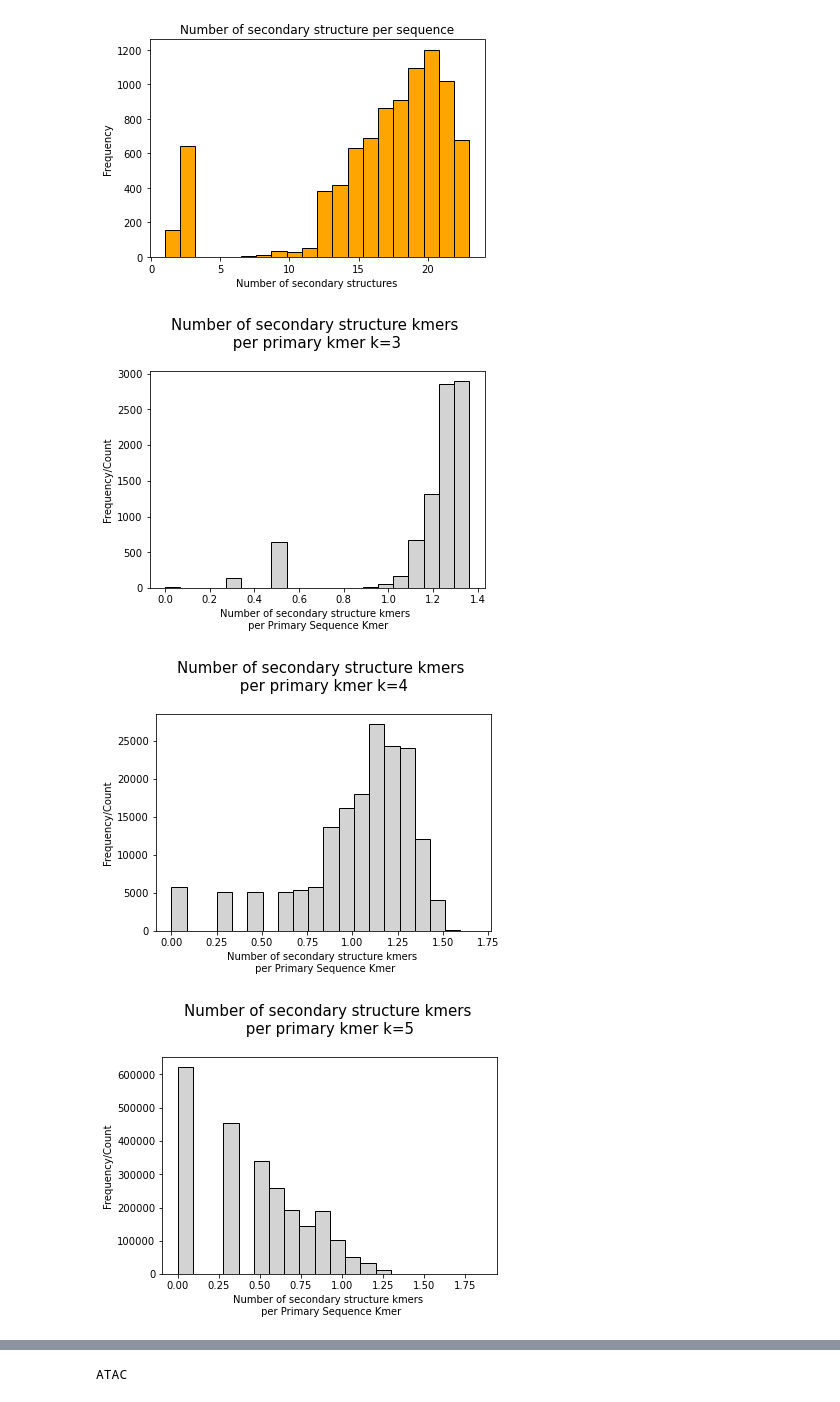
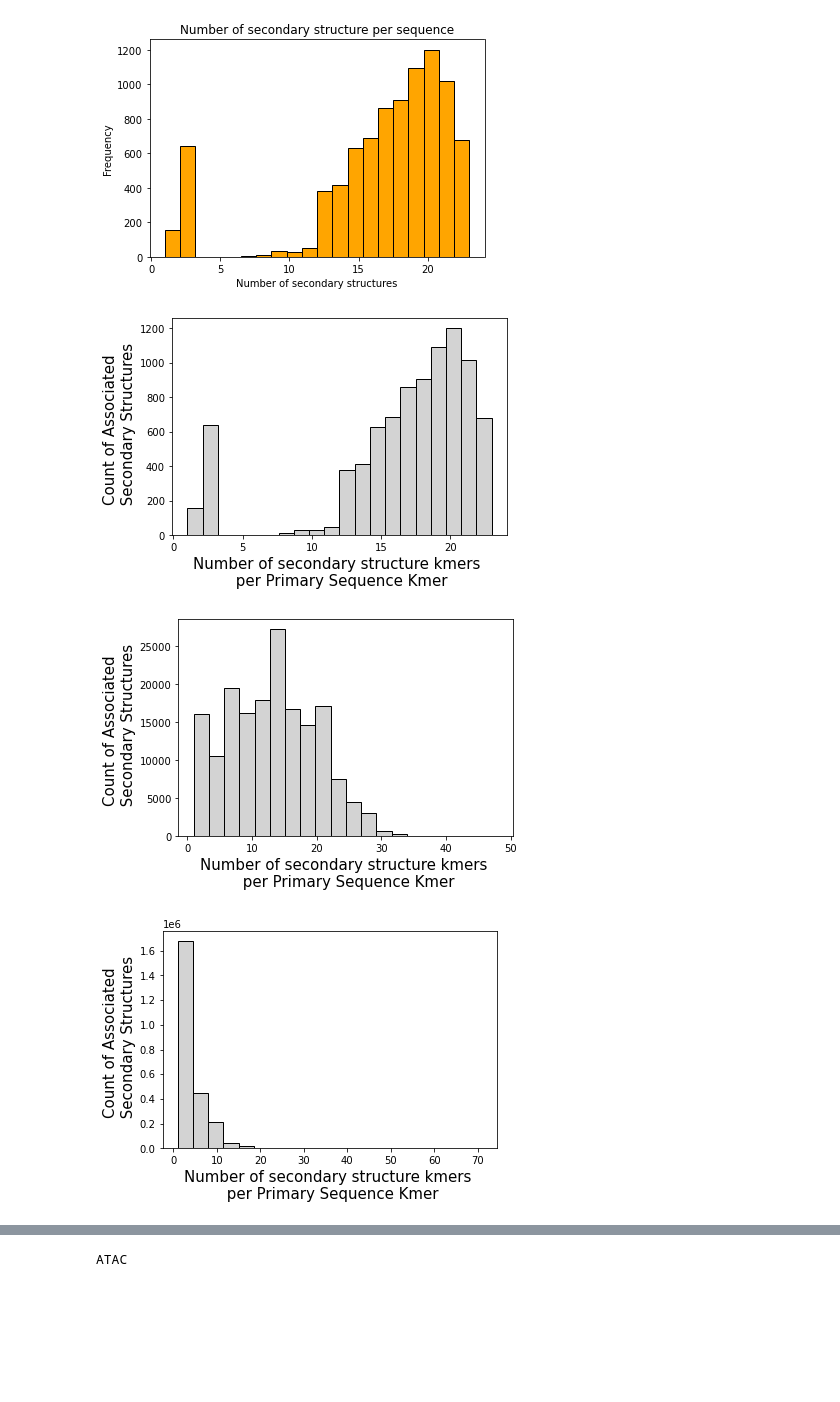
Before and after one commit to Dreycey/DebruijnExtend, a Jupyter notebook: src/py_notebooks/AnalyticsNotebook.ipynb, the cells around one changed output, grey strips where cells are left out. Saved outputs shown, nothing was run; the diff lists cells and outputs as text; code cells hidden in the pictures; blank space fills up the shorter version.

```diff
--- a/src/py_notebooks/AnalyticsNotebook.ipynb
+++ b/src/py_notebooks/AnalyticsNotebook.ipynb
@@ -27,17 +27,17 @@ Text(0, 0.5, 'Frequency')
 # %%
 for k in range(3,10):
     prothash = pickle.load( open(f"../../prot_hashtables/prothashtable_{k}.p", "rb") )
     # Create a histgram of the distrobution of number of associated secondary structures
     countvec = []
     for key, value in prothash.items():
-        countvec.append(np.log10(len(value)))
+        countvec.append(len(value))
     # plot
     plt.hist(countvec, bins=20, color="#D3D3D3", edgecolor="black")
-    plt.title(f"Number of secondary structure kmers \n per primary kmer k={k} \n", size=15)
-    plt.xlabel("Number of secondary structure kmers \n per Primary Sequence Kmer")
-    plt.ylabel("Frequency/Count")
+    #plt.title(f"Number of secondary structure kmers \n per primary kmer k={k} \n", size=14)
+    plt.xlabel("Number of secondary structure kmers \n per Primary Sequence Kmer", size=15)
+    plt.ylabel("Count of Associated \n Secondary Structures", size=15)
     plt.show()
 # %% [output]
-[figure, old version]
+[figure, new version]
-[figure, old version]
+[figure, new version]
-[figure, old version]
+[figure, new version]
```
Also changed, not shown: parts of 3 cells of this notebook, 2 other files.
